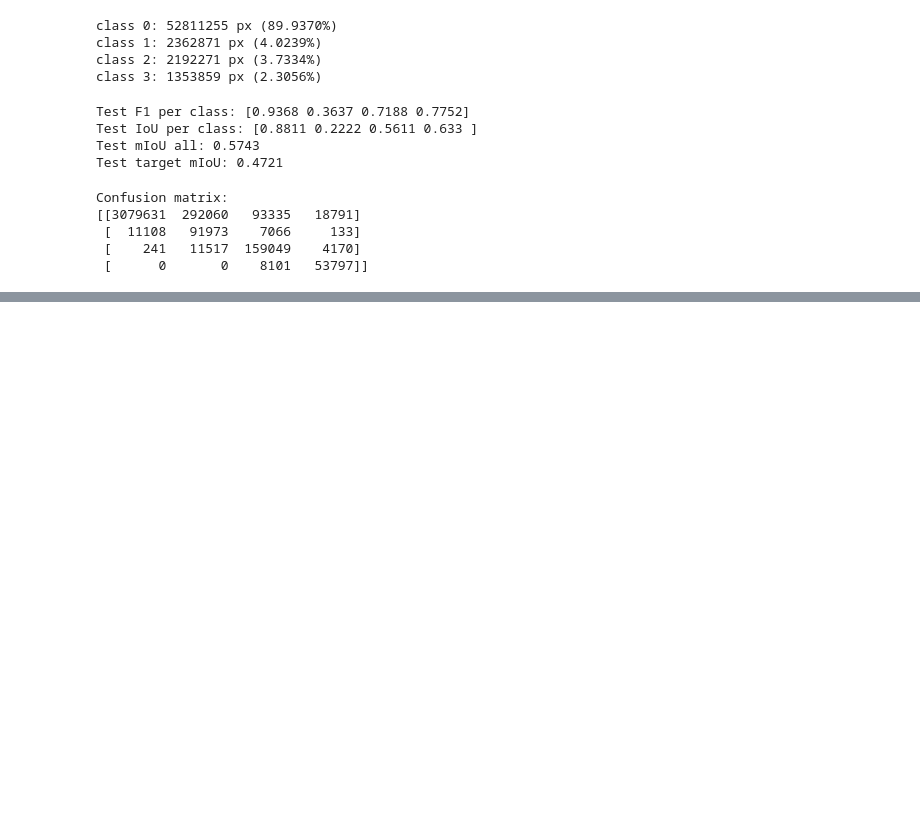
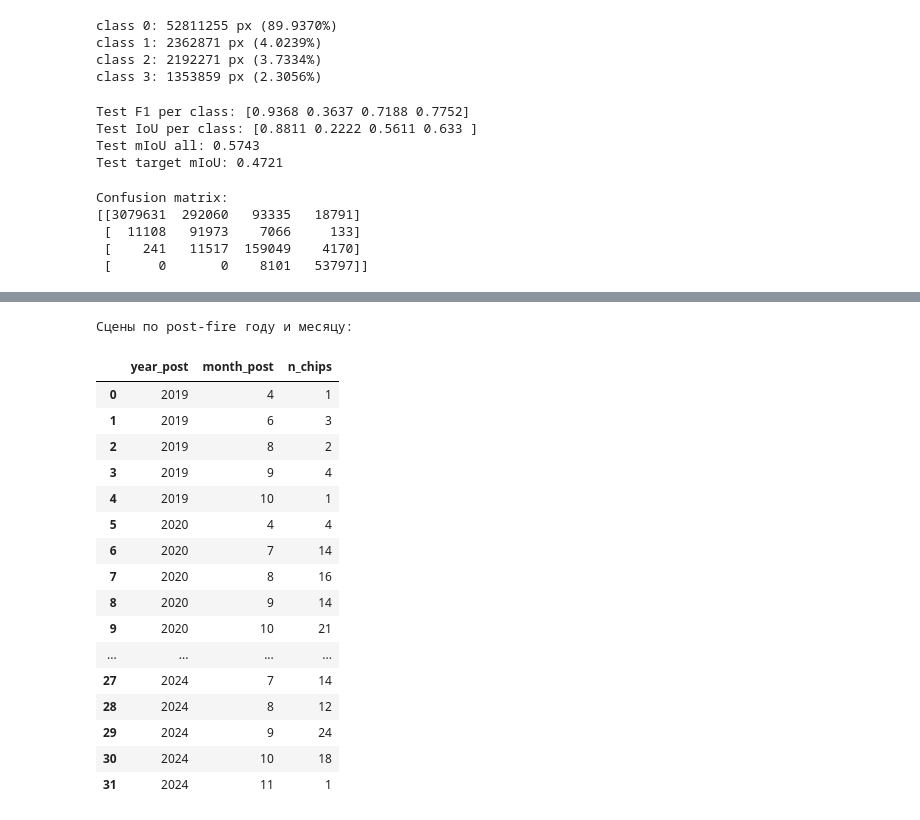
Before and after one commit to BitsOfDanya/KROMA, a Jupyter notebook: cosmohack_dataset.ipynb, the cells around one changed output, grey strips where cells are left out. Saved outputs shown, nothing was run; the diff lists cells and outputs as text; code cells hidden in the pictures; blank space fills up the shorter version.

```diff
--- a/cosmohack_dataset.ipynb
+++ b/cosmohack_dataset.ipynb
@@ -1031,0 +1415,58 @@ Confusion matrix:
+# %%
+meta_audit = ds_metadata.copy()
+
+meta_audit["date_pre_dt"] = pd.to_datetime(
+    meta_audit["date_pre"],
+    errors="coerce",
+)
+
+meta_audit["date_post_dt"] = pd.to_datetime(
+    meta_audit["date_post"],
+    errors="coerce",
+)
+
+meta_audit["year_post"] = meta_audit["date_post_dt"].dt.year
+meta_audit["month_post"] = meta_audit["date_post_dt"].dt.month
+
+meta_audit["burn_px"] = (
+    meta_audit["sev1_px"].fillna(0)
+    + meta_audit["sev2_px"].fillna(0)
+    + meta_audit["sev3_px"].fillna(0)
+)
+
+print("Диапазон date_pre:")
+print(
+    meta_audit["date_pre_dt"].min(),
+    "—",
+    meta_audit["date_pre_dt"].max(),
+)
+
+print("\nДиапазон date_post:")
+print(
+    meta_audit["date_post_dt"].min(),
+    "—",
+    meta_audit["date_post_dt"].max(),
+)
+
+print("\nСцены по post-fire году:")
+display(
+    meta_audit.groupby("year_post")
+    .agg(
+        n_chips=("chip_id", "count"),
+        n_unique_x=("x_min", "nunique"),
+        n_unique_y=("y_min", "nunique"),
+        sev1_pixels=("sev1_px", "sum"),
+        sev2_pixels=("sev2_px", "sum"),
+        sev3_pixels=("sev3_px", "sum"),
+        burn_pixels=("burn_px", "sum"),
+    )
+    .round(0)
+)
+
+print("\nСцены по post-fire году и месяцу:")
+display(
+    meta_audit.groupby(["year_post", "month_post"])
+    .size()
+    .reset_index(name="n_chips")
+)
+# %% [output]
@@ -1031,0 +1488,18 @@ Confusion matrix:
+Сцены по post-fire году и месяцу:
+|  | year_post | month_post | n_chips |
+| 0 | 2019 | 4 | 1 |
+| 1 | 2019 | 6 | 3 |
+| 2 | 2019 | 8 | 2 |
+| 3 | 2019 | 9 | 4 |
+| 4 | 2019 | 10 | 1 |
+| 5 | 2020 | 4 | 4 |
+| 6 | 2020 | 7 | 14 |
+| 7 | 2020 | 8 | 16 |
+| 8 | 2020 | 9 | 14 |
+| 9 | 2020 | 10 | 21 |
+| ... | ... | ... | ... |
+| 27 | 2024 | 7 | 14 |
+| 28 | 2024 | 8 | 12 |
+| 29 | 2024 | 9 | 24 |
+| 30 | 2024 | 10 | 18 |
+| 31 | 2024 | 11 | 1 |
```
Also changed, not shown: parts of 10 cells of this notebook.
